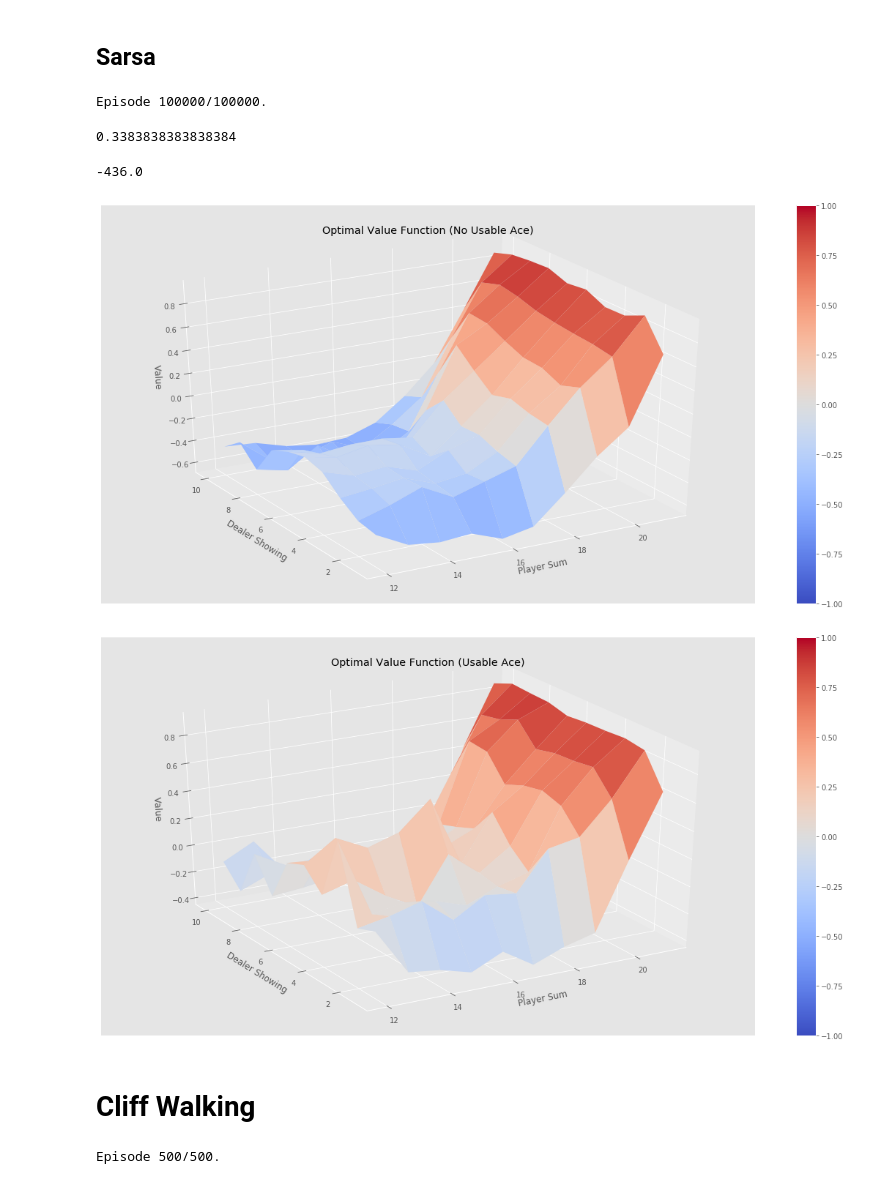
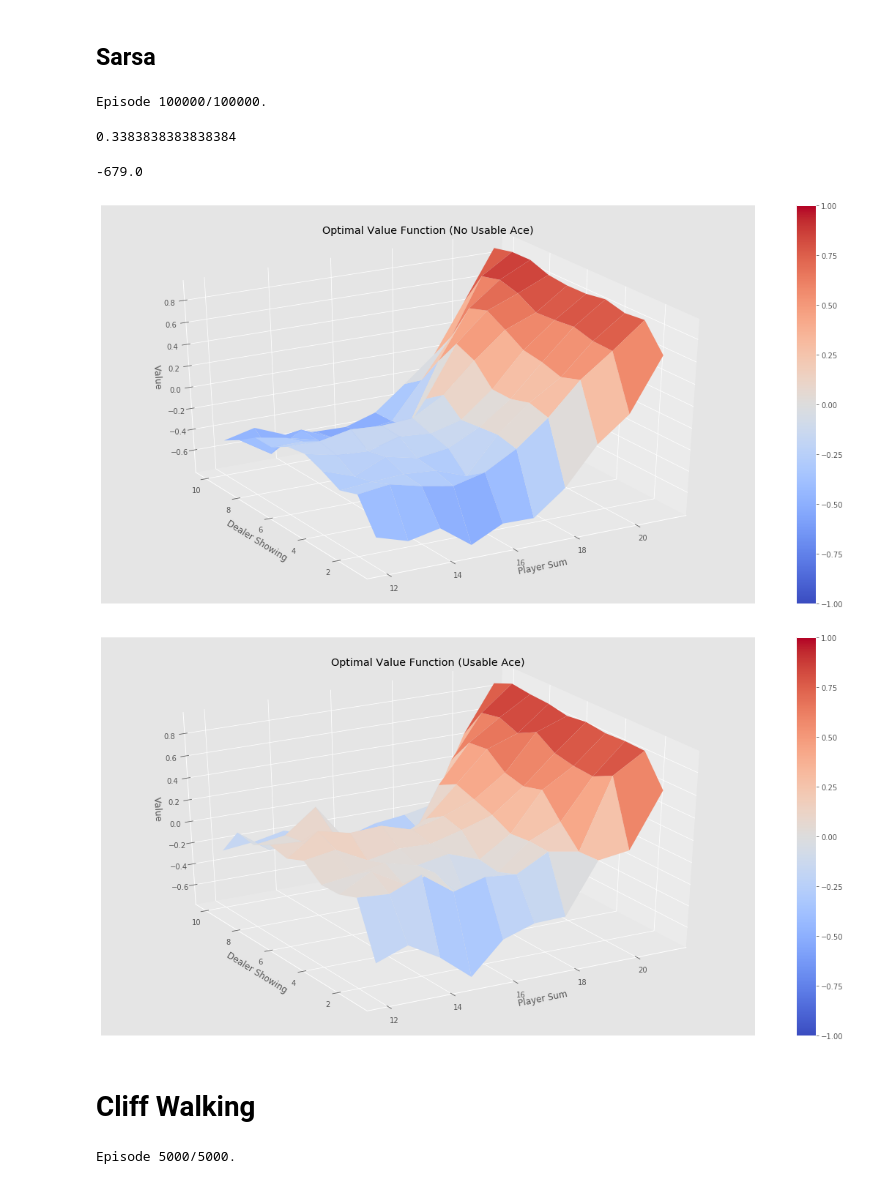
Before and after one commit to jeffrwatts/rl-notebooks, a Jupyter notebook: RL Playground.ipynb, the cells around one changed output. Saved outputs shown, nothing was run; the diff lists cells and outputs as text; code cells hidden in the pictures.

```diff
--- a/RL Playground.ipynb
+++ b/RL Playground.ipynb
@@ -267,18 +304,28 @@ Richard S Sutton; Andrew G Barto
 
 <img src="sarsa.png" width="600" align="left">
 # %%
-def sarsa(env, num_episodes, gamma=1.0, lambdah = 0.0, epsilon=0.1, alpha=-1.0):
+def sarsa(env, num_episodes, hyperparameters):
+    # Extract hyperparameters
+    gamma = hyperparameters.get('gamma', 1.0)
+    lambdah = hyperparameters.get('lambda', 0.0)
+    epsilon = hyperparameters.get('epsilon', 0.1)
+    epsilon_decay_after = hyperparameters.get('epsilon_decay_after', 0.2)
+    epsilon_decay = hyperparameters.get('epsilon_decay', 1.0)
+    alpha = hyperparameters.get('alpha', 0.5)
+    alpha_k_decay = hyperparameters.get('alpha_k_decay', False)
+
     Q = defaultdict(lambda: np.zeros(env.action_space.n))
     eligibility = defaultdict(lambda: np.zeros(env.action_space.n))
-
     k = defaultdict(lambda: np.zeros(env.action_space.n))
 
+    epsilons = np.zeros(num_episodes)
     episode_rewards = np.zeros(num_episodes)
     episode_lengths = np.zeros(num_episodes)
 
     policy = make_epsilon_greedy_policy(Q, epsilon, env.action_space.n)
 
     episodeIx = 0
+    epsilon_decay_after = num_episodes * epsilon_decay_after
     while episodeIx < num_episodes:
         if (episodeIx + 1) % 100 == 0:
             print("\rEpisode {}/{}.".format(episodeIx + 1, num_episodes), end="")
@@ -301,14 +348,17 @@ def sarsa(env, num_episodes, gamma=1.0, lambdah = 0.0, epsilon=0.1, alpha=-1.0):
 
             if done:
                 td_error = reward - Q[state][action]
+                epsilons[episodeIx] = epsilon
                 episodeIx+=1
+                if (episodeIx > epsilon_decay_after):
+                    epsilon *= epsilon_decay
             else:
                 td_error = reward + (gamma*Q[next_state][next_action]) - Q[state][action]
 
             eligibility[state][action] += 1
             k[state][action] += 1
 
-            alpha_applied = 1./k[state][action] if (alpha==-1.0) else alpha
+            alpha_applied = 1./k[state][action] if (alpha_k_decay == True) else alpha
 
             for eligibilityIx in eligibility:
                 Q[eligibilityIx] += alpha_applied * td_error * eligibility[eligibilityIx]
@@ -316,9 +366,7 @@ def sarsa(env, num_episodes, gamma=1.0, lambdah = 0.0, epsilon=0.1, alpha=-1.0):
 
             state, action = next_state, next_action
 
-
-
-    return Q, eligibility, episode_lengths, episode_rewards
+    return Q, eligibility, episode_lengths, episode_rewards, k
 # %% [markdown]
 ### Q-Learning
 # %% [markdown]
@@ -407,0 +464,6 @@ Episode 100000/100000.
+# %%
+hyperparameters = {}
+hyperparameters['gamma'] = 1.0
+hyperparameters['epsilon'] = 0.1
+
+Q = monte_carlo(envBlackJack, 100000, hyperparameters)
@@ -433,9 +497,15 @@ plot_value_function(V, title="Optimal Value Function")
 # %% [markdown]
 ## Sarsa
-# %%
-Q, _, _, _ = sarsa(envBlackJack, 100000, gamma=1.0, lambdah = 0.9)
-# %% [output]
-Episode 100000/100000.
+# %%
+hyperparameters = {}
+hyperparameters['gamma'] = 1.0
+hyperparameters['lambda'] = 0.9
+hyperparameters['epsilon'] = 0.1
+hyperparameters['alpha_k_decay'] = True
+
+Q, _, _, _,_ = sarsa(envBlackJack, 100000, hyperparameters)
+# %% [output]
+Episode 100000/100000.
 # %%
 learned_policy = np.zeros(ENVIRONMENT_SPACE).astype(int)
 
@@ -448,23 +518,30 @@ print(error_rate)
 0.3383838383838384
 # %%
 policy = make_greedy_policy(Q, envBlackJack.action_space.n)
-test_bj_policy(envBlackJack, policy)
+average_episodes(envBlackJack, policy)
 # %% [output]
--436.0
+-679.0
 # %%
-Vsarsa = defaultdict(float)
+V = defaultdict(float)
 for state, actions in Q.items():
     if ((state[PLAYER_STATE] >= 12) and ((state[PLAYER_STATE] <= 21))):
         action_value = np.max(actions)
-        Vsarsa[state] = action_value
-plot_value_function(Vsarsa, title="Optimal Value Function")
+        V[state] = action_value
+plot_value_function(V, title="Optimal Value Function")
 # %% [output]
-[figure, old version]
+[figure, new version]
-[figure, old version]
+[figure, new version]
 # %% [markdown]
 # Cliff Walking
-# %%
-envCliff = gym.make('CliffWalking-v0')
-Q, eligibility, episode_lengths, episode_rewards = sarsa(envCliff, 500, gamma=1.0, lambdah = 0.9, alpha=0.2)
-# %% [output]
-Episode 500/500.
+# %%
+envCliff = gym.make('CliffWalking-v0')
+
+hyperparameters = {}
+hyperparameters['gamma'] = 1.0
+hyperparameters['lambda'] = 0.9
+hyperparameters['epsilon'] = 0.1
+hyperparameters['alpha'] = 0.2
+
+Q, eligibility, episode_lengths, episode_rewards, _ = sarsa(envCliff, 5000, hyperparameters)
+# %% [output]
+Episode 5000/5000.
```
Also changed, not shown: parts of 32 cells of this notebook.
